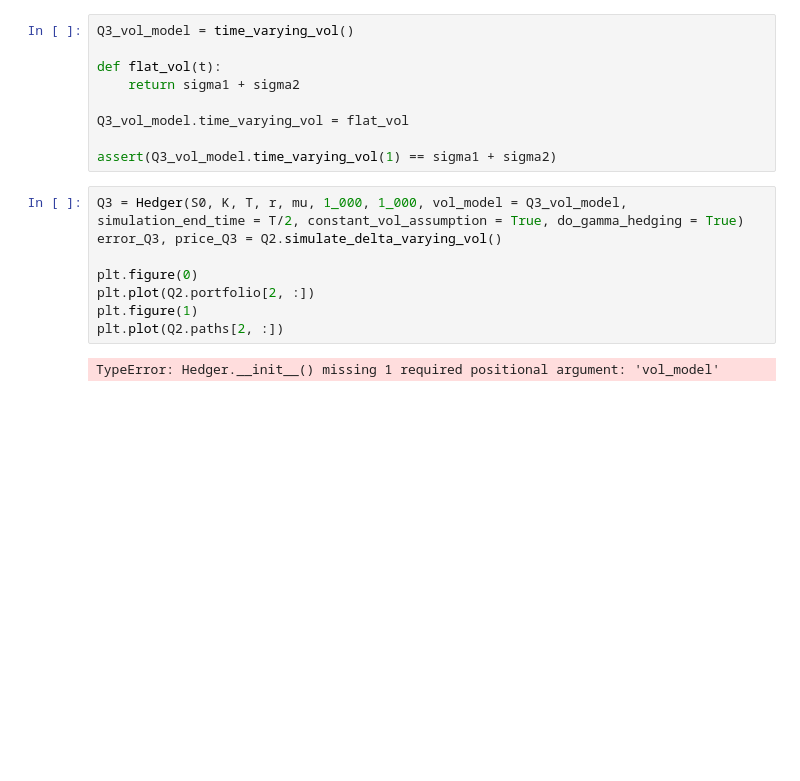
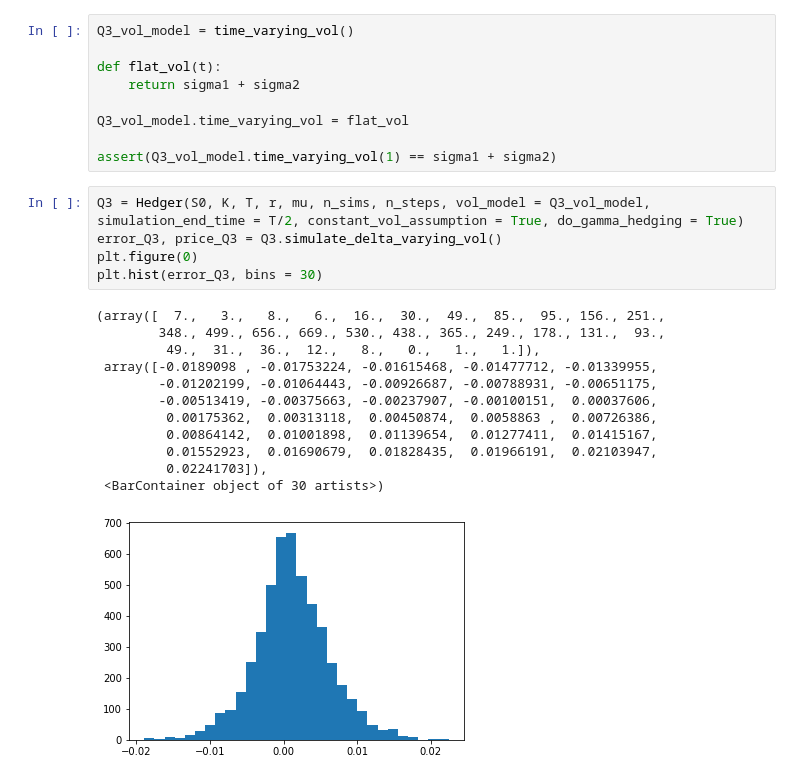
Before and after one commit to Jamjam1729/Masters_Coursework, a Jupyter notebook: FM06 Coursework.ipynb, the cells around one changed output. Saved outputs shown, nothing was run; the diff lists cells and outputs as text; blank space fills up the shorter version.

```diff
--- a/FM06 Coursework.ipynb
+++ b/FM06 Coursework.ipynb
@@ -329,12 +350,20 @@ Q3_vol_model.time_varying_vol = flat_vol
 
 assert(Q3_vol_model.time_varying_vol(1) == sigma1 + sigma2)
 # %%
-Q3 = Hedger(S0, K, T, r, mu, 1_000, 1_000, vol_model = Q3_vol_model, simulation_end_time = T/2, constant_vol_assumption = True, do_gamma_hedging = True)
-error_Q3, price_Q3 = Q2.simulate_delta_varying_vol()
-
+Q3 = Hedger(S0, K, T, r, mu, n_sims, n_steps, vol_model = Q3_vol_model, simulation_end_time = T/2, constant_vol_assumption = True, do_gamma_hedging = True)
+error_Q3, price_Q3 = Q3.simulate_delta_varying_vol()
 plt.figure(0)
-plt.plot(Q2.portfolio[2, :])
-plt.figure(1)
-plt.plot(Q2.paths[2, :])
+plt.hist(error_Q3, bins = 30)
 # %% [output]
-TypeError: Hedger.__init__() missing 1 required positional argument: 'vol_model'
+(array([  7.,   3.,   8.,   6.,  16.,  30.,  49.,  85.,  95., 156., 251.,
+        348., 499., 656., 669., 530., 438., 365., 249., 178., 131.,  93.,
+         49.,  31.,  36.,  12.,   8.,   0.,   1.,   1.]),
+ array([-0.0189098 , -0.01753224, -0.01615468, -0.01477712, -0.01339955,
+        -0.01202199, -0.01064443, -0.00926687, -0.00788931, -0.00651175,
+        -0.00513419, -0.00375663, -0.00237907, -0.00100151,  0.00037606,
+         0.00175362,  0.00313118,  0.00450874,  0.0058863 ,  0.00726386,
+         0.00864142,  0.01001898,  0.01139654,  0.01277411,  0.01415167,
+         0.01552923,  0.01690679,  0.01828435,  0.01966191,  0.02103947,
+         0.02241703]),
+ <BarContainer object of 30 artists>)
+[figure, added]
```
Also changed, not shown: parts of 8 cells of this notebook.
